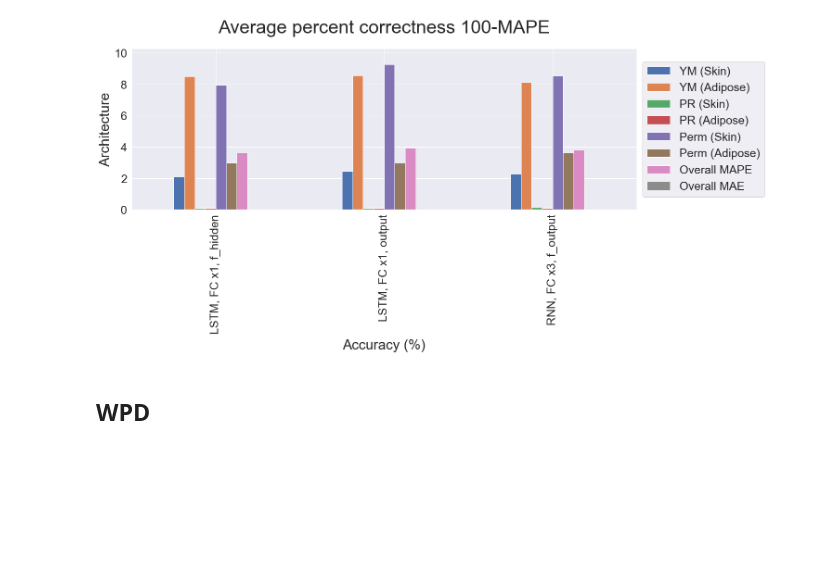
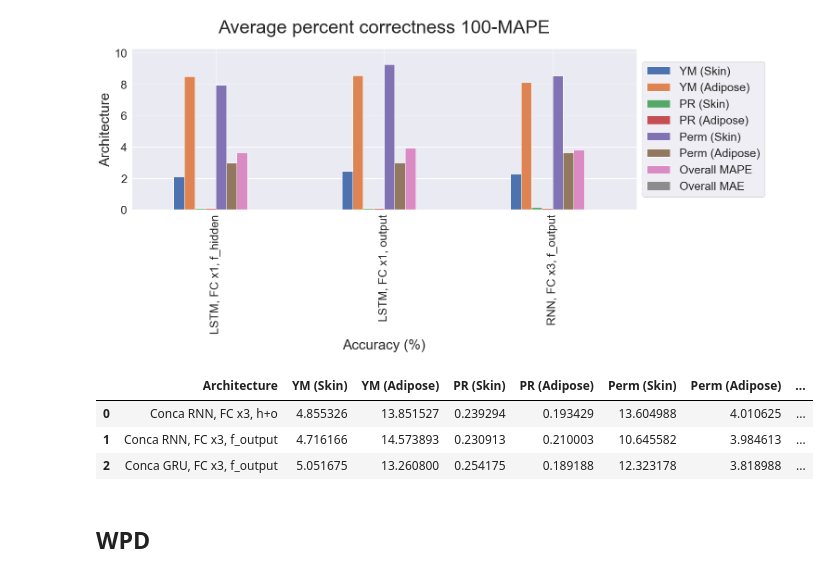
Before and after one commit to RobbieSoutham/SkinLearning, a Jupyter notebook: Notebooks/KFCV Results.ipynb, the cells around one changed output. Cells and saved outputs as stored; diff of their text form; code cells hidden in the pictures; blank space fills up the shorter version.

```diff
--- a/Notebooks/KFCV Results.ipynb
+++ b/Notebooks/KFCV Results.ipynb
@@ -140,6 +144,13 @@ plot_parameter_bars(cnns, max_y=max(cnns.max())+1)
 [figure]
 # %%
 cnns.to_csv("../Results/KFCV/CNN/top_3_temporal.csv")
+# %%
+pd.read_csv("../Results/KFCV/WPD/top_3_temporal(largerHidden).csv")
+# %% [output]
+|  | Architecture | YM (Skin) | YM (Adipose) | PR (Skin) | PR (Adipose) | Perm (Skin) | Perm (Adipose) | ... |
+| 0 | Conca RNN, FC x3, h+o | 4.855326 | 13.851527 | 0.239294 | 0.193429 | 13.604988 | 4.010625 | ... |
+| 1 | Conca RNN, FC x3, f_output | 4.716166 | 14.573893 | 0.230913 | 0.210003 | 10.645582 | 3.984613 | ... |
+| 2 | Conca GRU, FC x3, f_output | 5.051675 | 13.260800 | 0.254175 | 0.189188 | 12.323178 | 3.818988 | ... |
 # %% [markdown]
 ## WPD
 # %%
```
Also changed, not shown: parts of 12 cells of this notebook, 12 other files.
